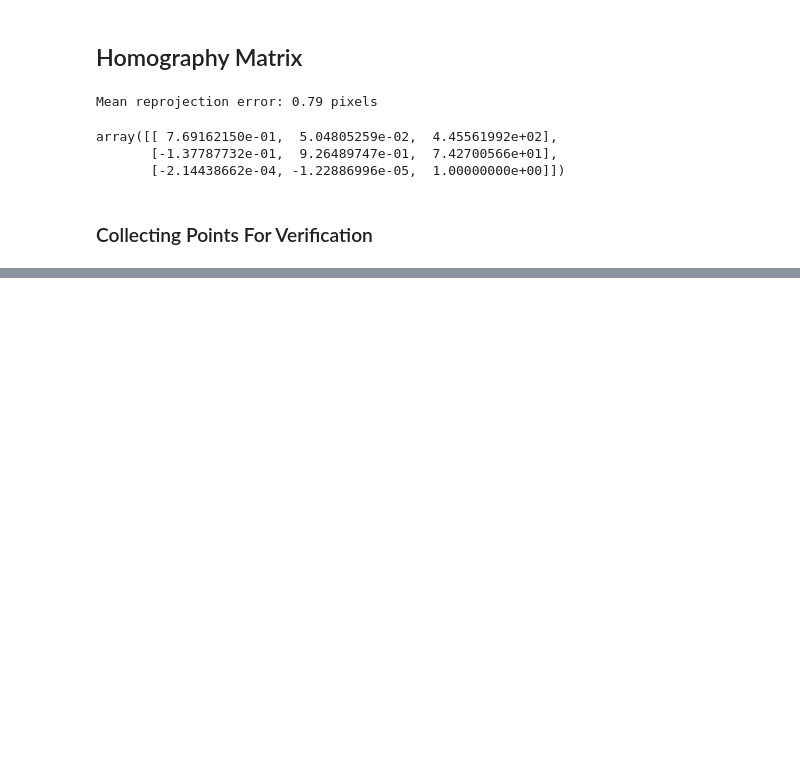
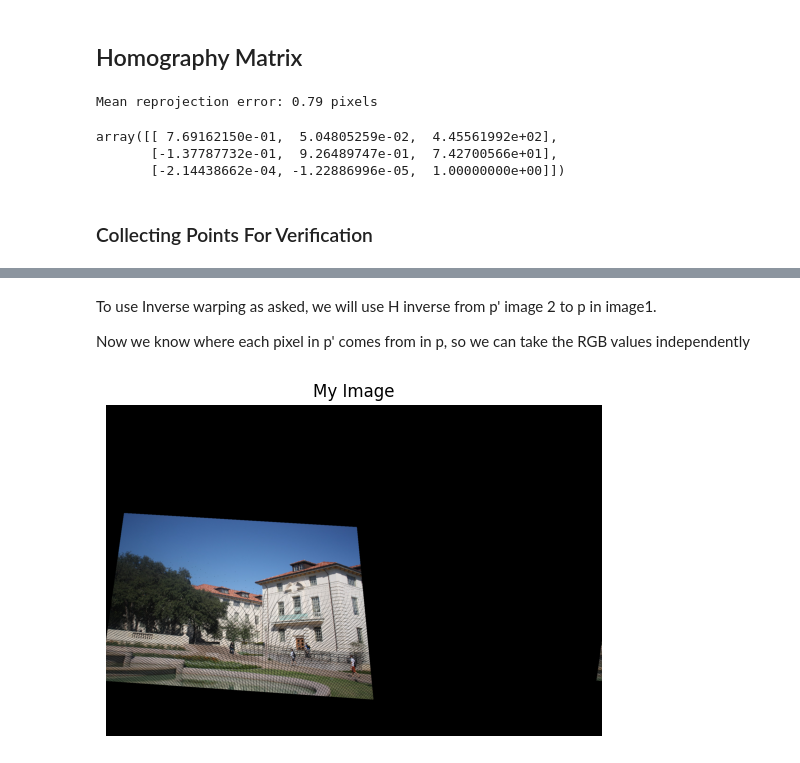
Before and after one commit to shadyalattarr/CV_Assignment_2, a Jupyter notebook: part_2.ipynb, the cells around one changed output, grey strips where cells are left out. Drawn from its saved outputs; the diff is of its cells as text; code cells hidden in the pictures; blank space fills up the shorter version.

```diff
--- a/part_2.ipynb
+++ b/part_2.ipynb
@@ -264,0 +277,16 @@ plt.show()
+# %% [markdown]
+<p>To use Inverse warping as asked, we will use H inverse from p' image 2 to p in image1. </p>
+<p>Now we know where each pixel in p' comes from in p, so we can take the RGB values independently </p>
+# %%
+def apply_H(H, coords):
+    pt_homogeneous = np.array([coords[0], coords[1], 1])  # Convert to homogeneous coordinates
+    mapped_pt = H.dot(pt_homogeneous)  # Apply homography matrix
+    # Convert back from homogeneous to non-homogeneous coordinates
+    mapped_pt = mapped_pt / mapped_pt[2]
+    mapped_pt = mapped_pt[:2]  # Return only x, y coordinates
+    mapped_pt = np.round(mapped_pt).astype(int)  # Round to nearest integer coordinates
+    # Ensure the coordinates are within the image bounds
+    #mapped_pt[0] = np.clip(mapped_pt[0], 0, image1.shape[1] - 1)  # x-coordinate
+
+
+    return mapped_pt
@@ -264,0 +298,32 @@ plt.show()
+# %%
+def forward(H,image):
+    # image dimensions
+    h, w, c= image.shape
+
+    # to warp we need an empty image to put results into it
+    # empty image with same size as image
+    imgWarp = np.zeros((2*h, 2*w, c), dtype=np.uint8) # 0s in all pixels
+
+    # warp the image using the homography matrix H
+    for i in range(h):
+        for j in range(w):
+            # for each pixel
+            new_coords = apply_H(H, (i,j)) # apply H to get new coords
+            # we know this new coords pixel value should come from i,j
+            for channel in range(c):
+                # for each channel
+                imgWarp[int(new_coords[0]), int(new_coords[1]),channel] = image[i,j,channel]
+
+    return imgWarp
+# %%
+new_image = forward(H,image1)
+
+# Convert BGR to RGB for correct color display in matplotlib
+image_rgb = cv.cvtColor(new_image, cv.COLOR_BGR2RGB)
+
+plt.imshow(image_rgb)
+plt.title("My Image")
+plt.axis('off')  # Hide axes
+plt.show()
+# %% [output]
+[figure, added]
```
Also changed, not shown: parts of 12 cells of this notebook, 1 other file.
